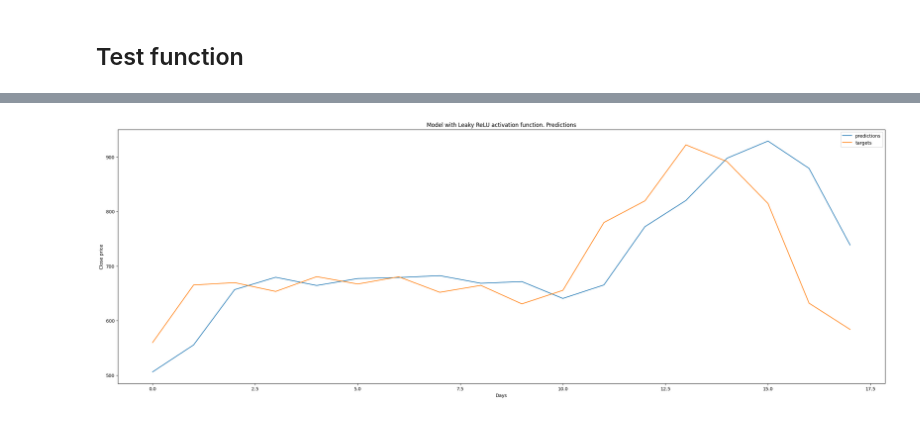
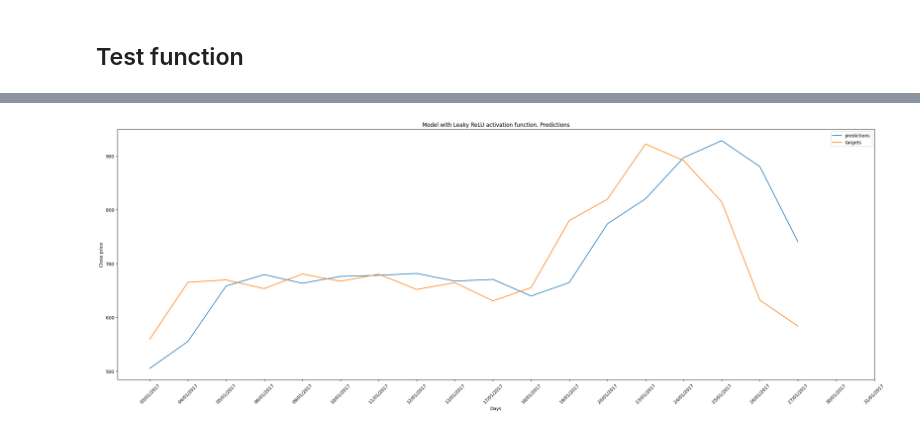
Before and after one commit to CHamilton0/COMP-SCI-7318-Deep-Learning-Fundametals, a Jupyter notebook: Assignment3/a3.ipynb, the cells around one changed output, grey strips where cells are left out. Drawn from its saved outputs; the diff is of its cells as text; code cells hidden in the pictures.

Commit message:
includes date in graph of prices

```diff
--- a/Assignment3/a3.ipynb
+++ b/Assignment3/a3.ipynb
@@ -58,13 +40,15 @@ test_data, _ = load_google_stock_data(test_filepath)
 # %%
 # Create sequences for training (sequence_length is the number of past days to predict the next day)
 def create_sequences(
-    data: npt.NDArray[np.float32], sequence_length: int
+    data: pd.DataFrame, sequence_length: int
 ) -> list[tuple[npt.NDArray[np.float32], float]]:
+    np_data = data[["Open", "High", "Low", "Close", "Volume"]].to_numpy(np.float32)
+
     sequences = []
-    for i in range(len(data) - sequence_length):
-        seq = data[i : i + sequence_length, :]
+    for i in range(len(np_data) - sequence_length):
+        seq = np_data[i : i + sequence_length, :]
         target = float(
-            data[i + sequence_length, 3]
+            np_data[i + sequence_length, 3]
         )  # 'Close' value on final day of sequence as target
         sequences.append((seq, target))
     return sequences
@@ -152,21 +136,28 @@ for activation_function_name in activation_functions:
     activation_function = activation_functions[activation_function_name]
     # Initialize and train RNN
     rnn = SimpleRNN(
-        input_size=train_data.shape[1],
+        input_size=train_data.shape[1] - 1,  # Minus 1 to remove date here
         hidden_size=30,
         activation_function=activation_function,
     )
     train_rnn(rnn, train_sequences, epochs=20, learning_rate=0.001)
     # Test the RNN (no training)
-    predictions, targets = test_rnn(rnn, test_data, normalisation_params, sequence_length)
+    predictions, targets = test_rnn(
+        rnn, test_data, normalisation_params, sequence_length
+    )
 
-    plt.figure(figsize = (30,10))
+    plt.figure(figsize=(30, 10))
     plt.plot(predictions, label="predictions")
     plt.plot(targets, label="targets")
     plt.title(f"Model with {activation_function_name} activation function. Predictions")
     plt.xlabel("Days")
     plt.ylabel("Close price")
 
+    plt.xticks(
+        ticks=range(len(test_data)),
+        labels=pd.to_datetime(test_data["Date"]).dt.strftime("%d/%m/%Y"),
+        rotation=45,
+    )
     plt.legend()
     plt.show()
 # %% [output]
@@ -190 +181 @@ Test RMSE: 89.0894
-[figure, old version]
+[figure, new version]
```
Also changed, not shown: parts of 2 cells of this notebook, 1 other file.
